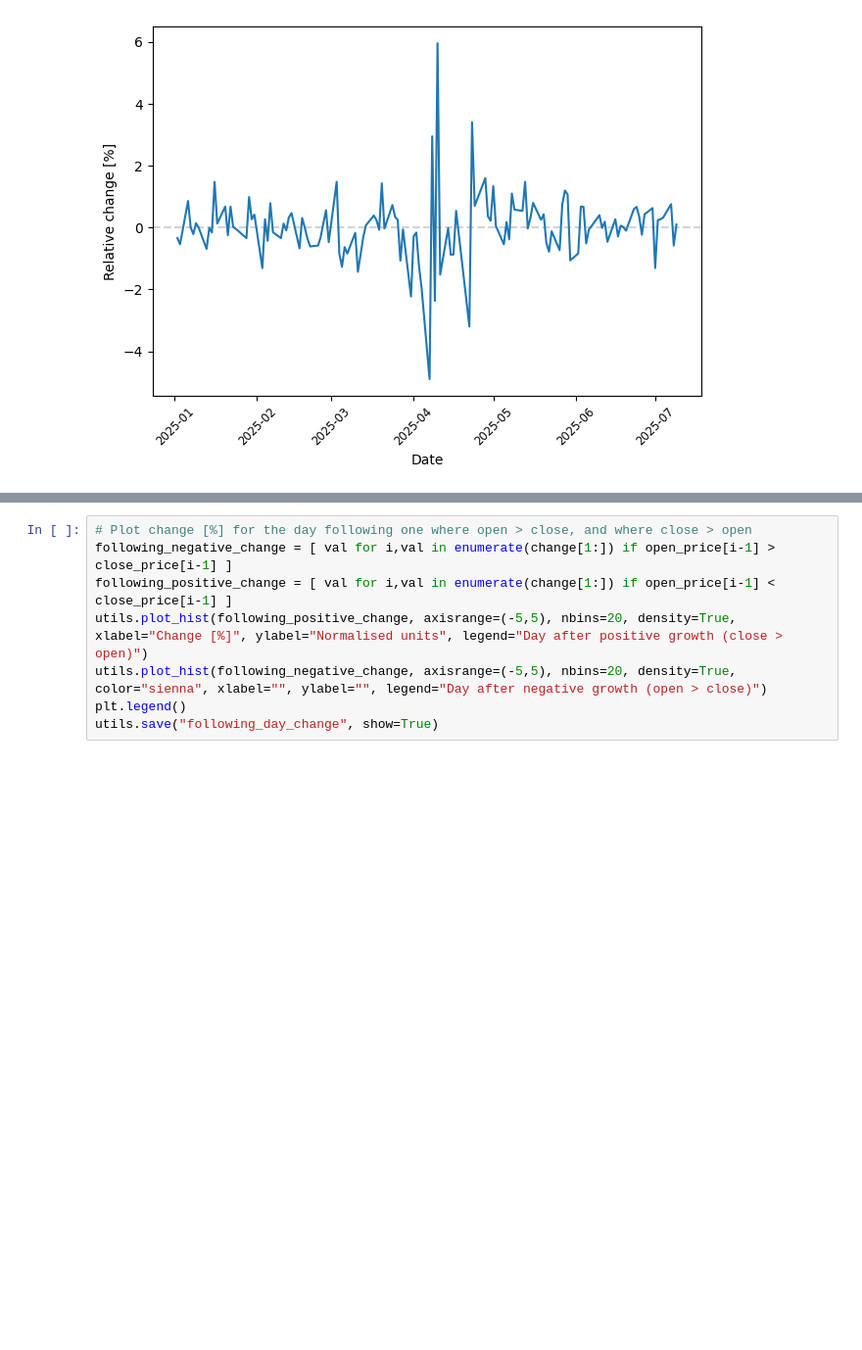
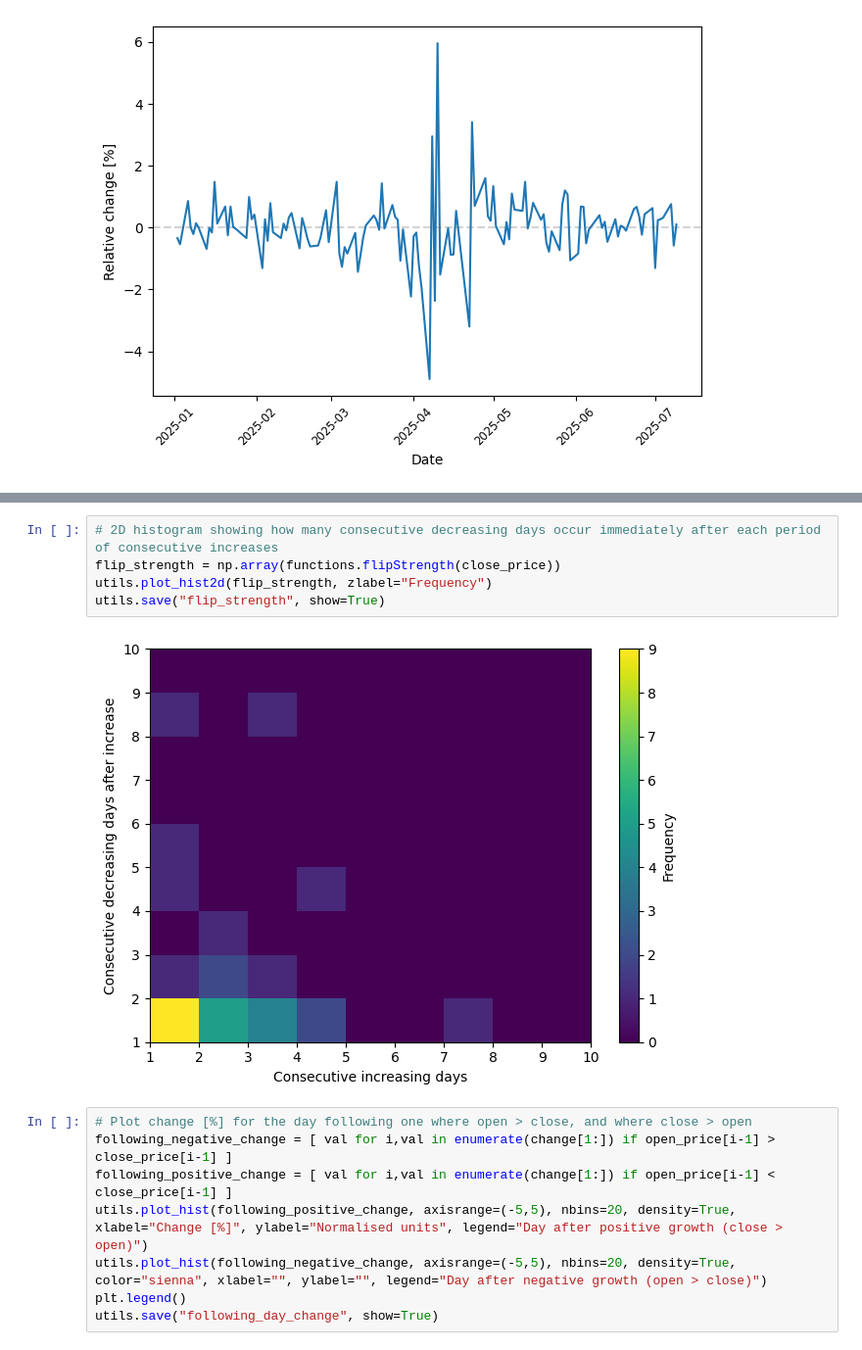
Before and after one commit to edting/historical-price-analysis, a Jupyter notebook: analysis.ipynb, the cells around one changed output, grey strips where cells are left out. Shown at 98% size. Saved outputs shown, nothing was run; the diff lists cells and outputs as text; blank space fills up the shorter version.

```diff
--- a/analysis.ipynb
+++ b/analysis.ipynb
@@ -114,3 +115,10 @@ utils.save("consecutive_days", show=True)
+# %%
+# 2D histogram showing how many consecutive decreasing days occur immediately after each period of consecutive increases
+flip_strength = np.array(functions.flipStrength(close_price))
+utils.plot_hist2d(flip_strength, zlabel="Frequency")
+utils.save("flip_strength", show=True)
+# %% [output]
+[figure, added]
 # %%
 # Plot change [%] for the day following one where open > close, and where close > open
 following_negative_change = [ val for i,val in enumerate(change[1:]) if open_price[i-1] > close_price[i-1] ]
```
Also changed, not shown: parts of 2 cells of this notebook, 2 other files.
